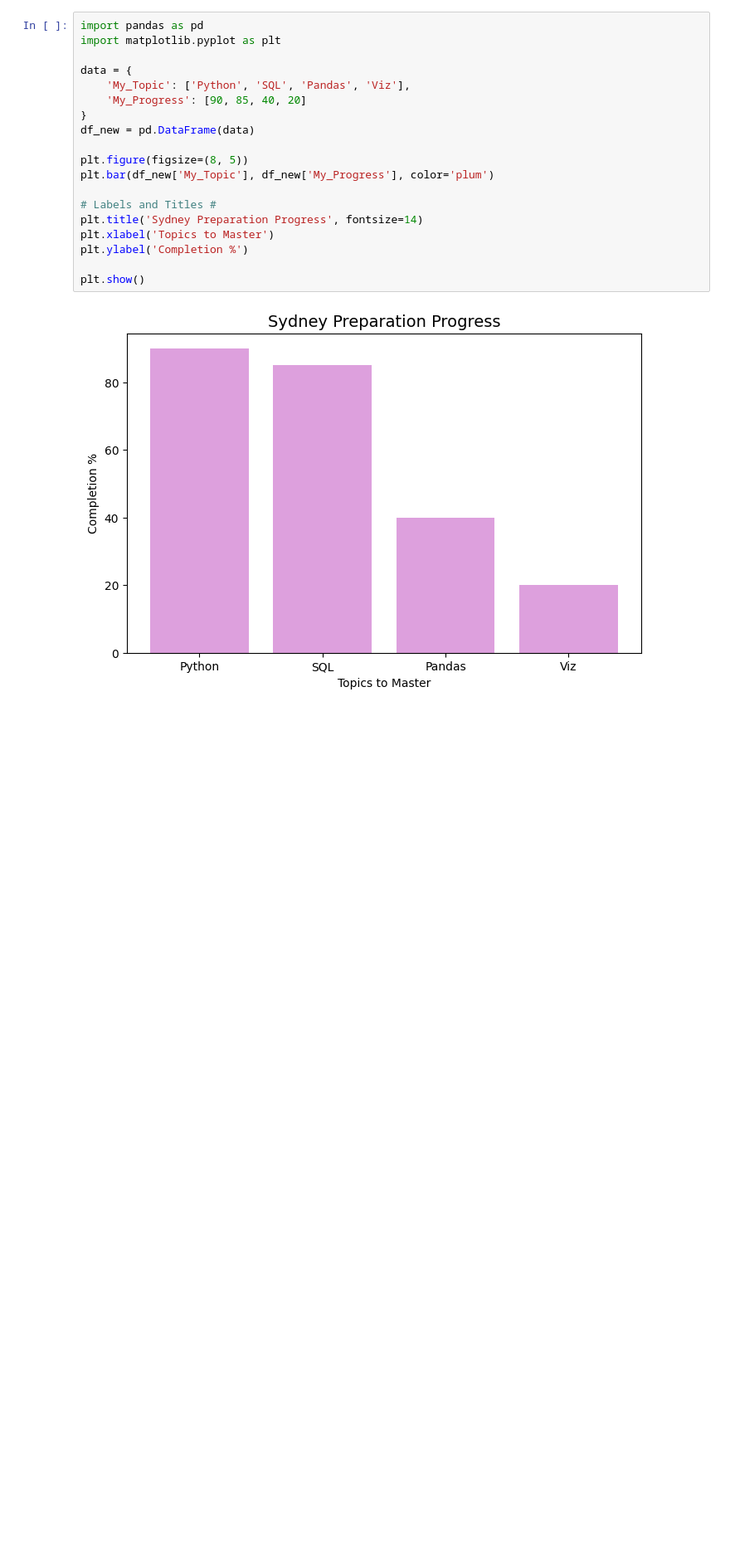
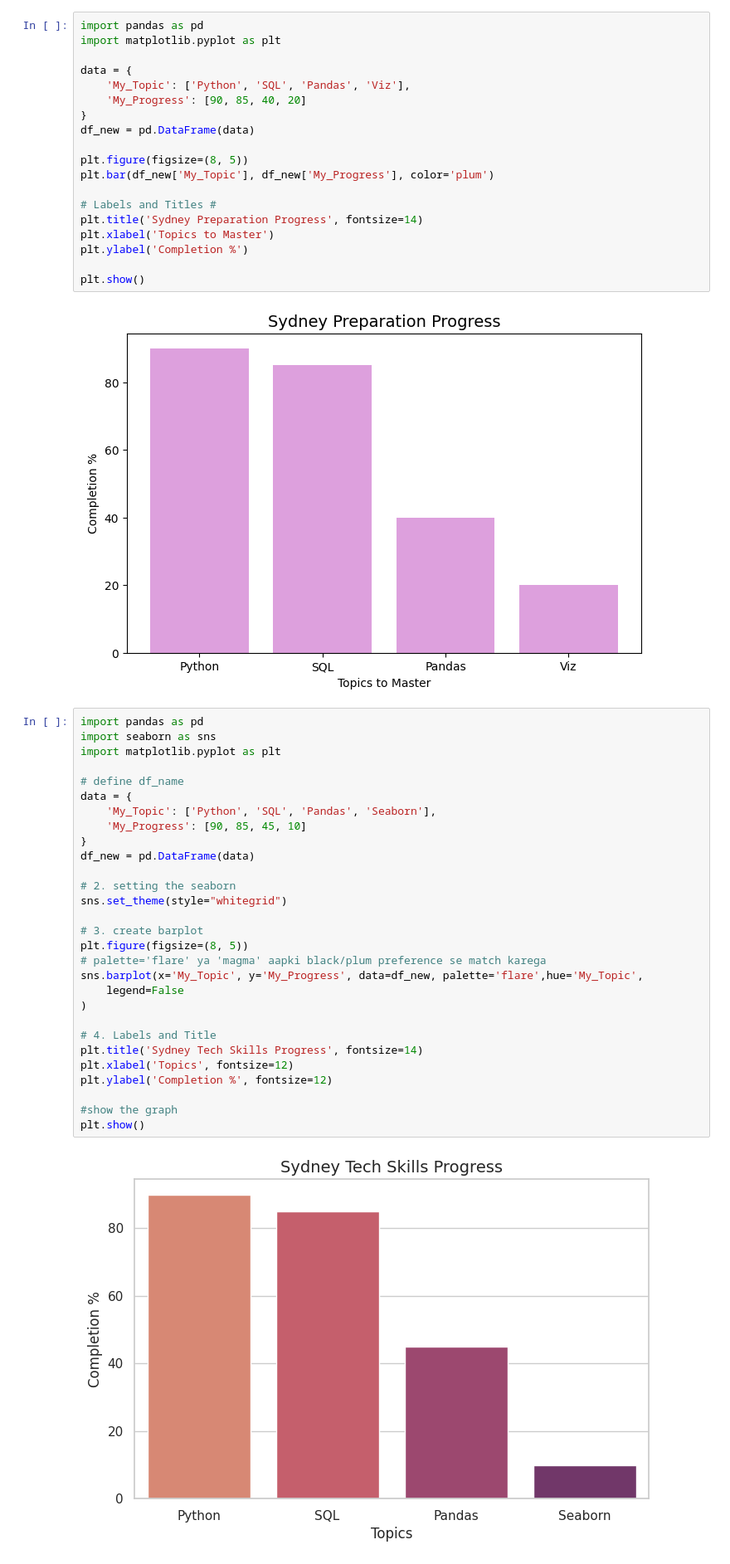
Before and after one commit to ParulDS-Sydney/Google-Python-Solved-queries, a Jupyter notebook: Welcome_To_Colab.ipynb, the cells around one changed output. Shown at 83% size. Cells and saved outputs as stored; diff of their text form; blank space fills up the shorter version.

```diff
--- a/Welcome_To_Colab.ipynb
+++ b/Welcome_To_Colab.ipynb
@@ -587,3 +587,34 @@ plt.ylabel('Completion %')
 plt.show()
 # %% [output]
 [figure]
+# %%
+import pandas as pd
+import seaborn as sns
+import matplotlib.pyplot as plt
+
+# define df_name
+data = {
+    'My_Topic': ['Python', 'SQL', 'Pandas', 'Seaborn'],
+    'My_Progress': [90, 85, 45, 10]
+}
+df_new = pd.DataFrame(data)
+
+# 2. setting the seaborn
+sns.set_theme(style="whitegrid")
+
+# 3. create barplot
+plt.figure(figsize=(8, 5))
+# palette='flare' ya 'magma' aapki black/plum preference se match karega
+sns.barplot(x='My_Topic', y='My_Progress', data=df_new, palette='flare',hue='My_Topic',
+    legend=False
+)
+
+# 4. Labels and Title
+plt.title('Sydney Tech Skills Progress', fontsize=14)
+plt.xlabel('Topics', fontsize=12)
+plt.ylabel('Completion %', fontsize=12)
+
+#show the graph
+plt.show()
+# %% [output]
+[figure, added]
```
